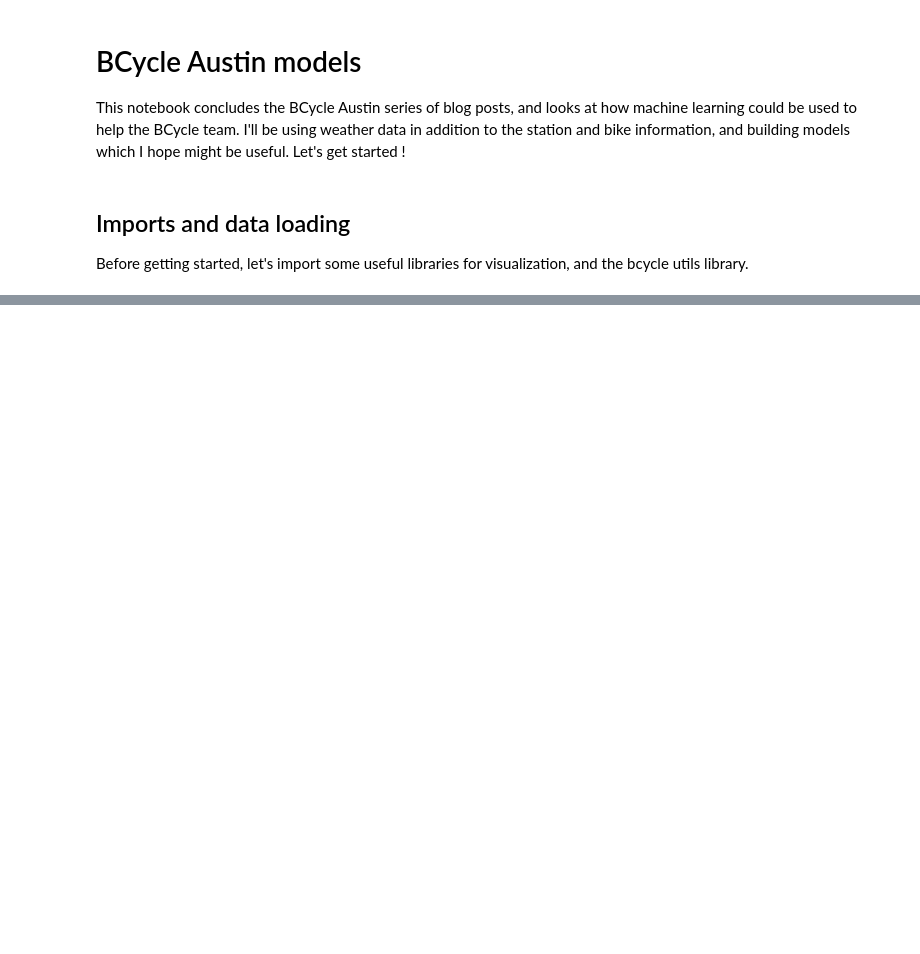
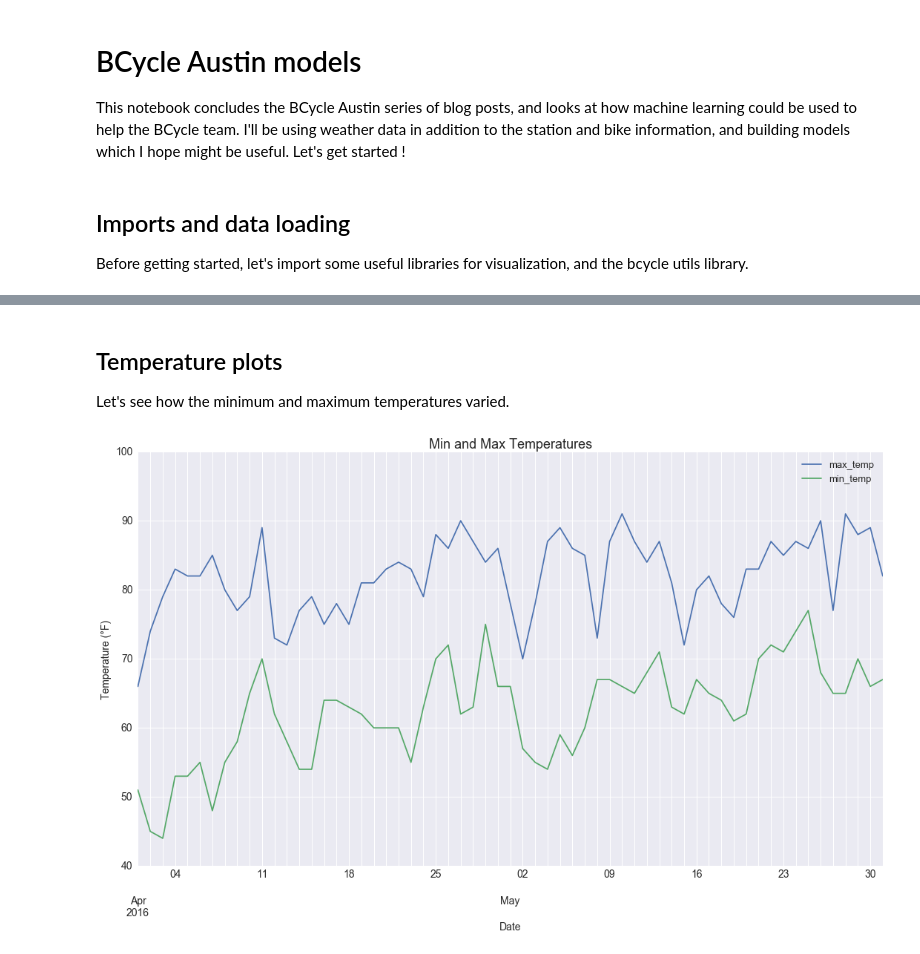
Before and after one commit to timgasser/bcycle-austin, a Jupyter notebook: notebooks/bcycle_models.ipynb, the cells around one changed output, grey strips where cells are left out. Saved outputs shown, nothing was run; the diff lists cells and outputs as text; code cells hidden in the pictures; blank space fills up the shorter version.

```diff
--- a/notebooks/bcycle_models.ipynb
+++ b/notebooks/bcycle_models.ipynb
@@ -88,0 +81,20 @@ weather_df['precipitation'].plot.bar(figsize=(20,10))
+# %% [markdown]
+## Temperature plots
+
+Let's see how the minimum and maximum temperatures varied.
+# %%
+fig, ax = plt.subplots(1,1, figsize=(18,10))
+ax = weather_df.plot(y=['max_temp', 'min_temp'], ax=ax)
+ax.legend(fontsize=13)
+xtick = pd.date_range( start=weather_df.index.min( ), end=weather_df.index.max( ), freq='D' )
+ax.set_xticks( xtick )
+# ax.set_xticklabels(weather_df.index.strftime('%a %b %d'))
+ax.set_xlabel('Date', fontdict={'size' : 14})
+ax.set_ylabel('Temperature (°F)', fontdict={'size' : 14})
+ax.set_title('Min and Max Temperatures', fontdict={'size' : 18})
+# fig.autofmt_xdate(rotation=90)
+
+ax.tick_params(axis='x', labelsize=14)
+ax.tick_params(axis='y', labelsize=14)
+# %% [output]
+[figure, added]
```
Also changed, not shown: parts of 28 cells of this notebook.
